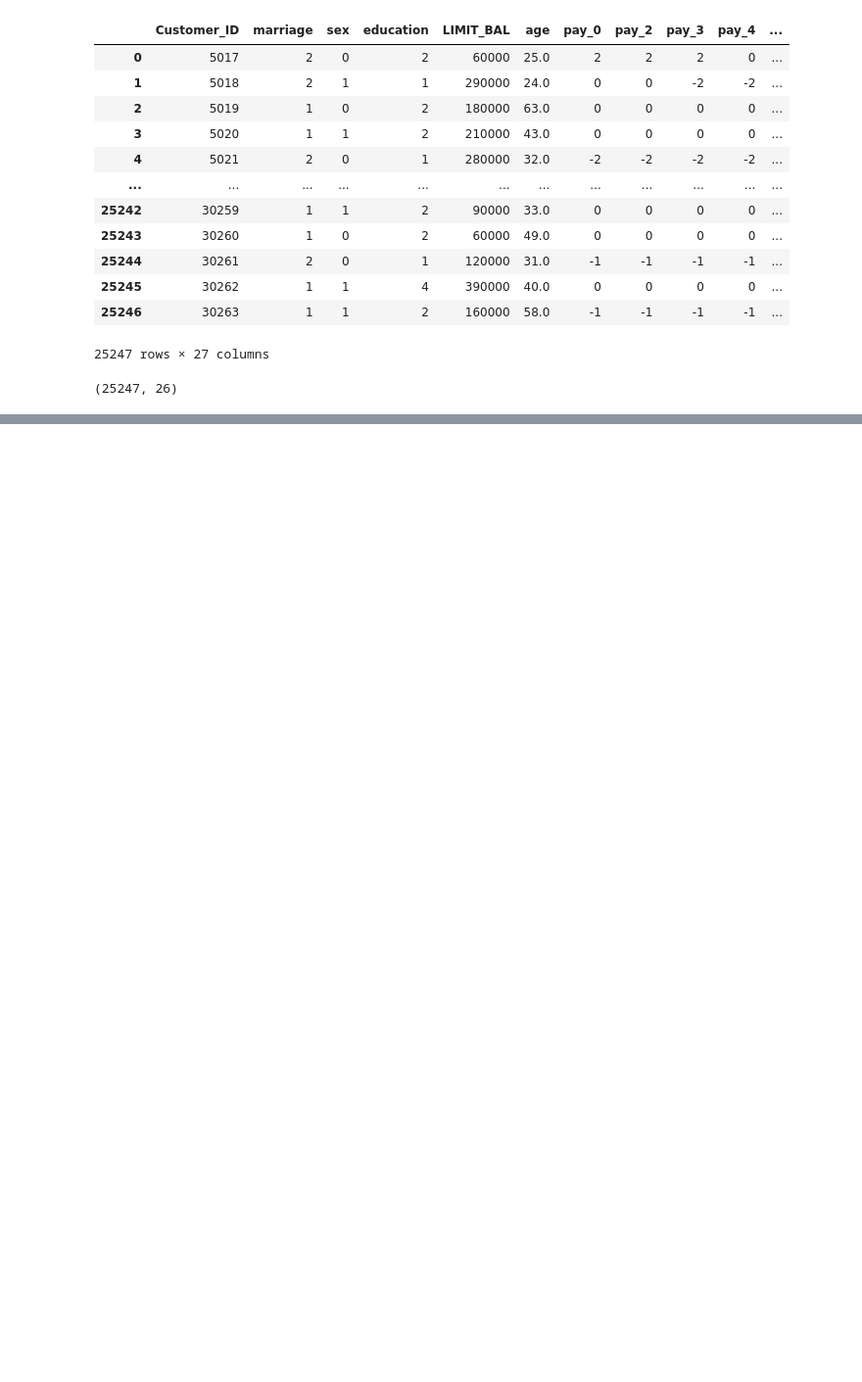
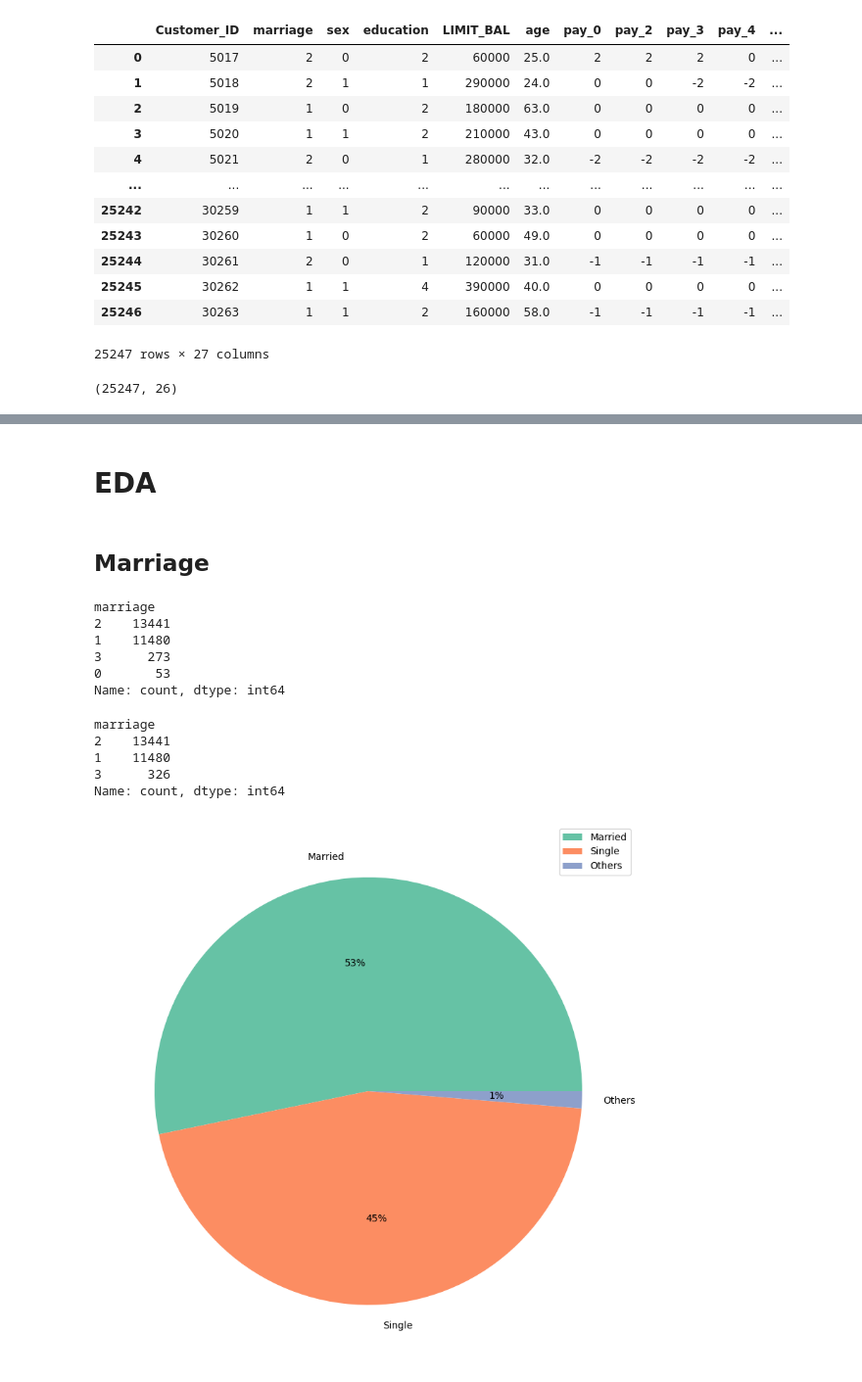
Before and after one commit to ravirao05/Credit-Card-Default-Prediction, a Jupyter notebook: creditcard.ipynb, the cells around one changed output, grey strips where cells are left out. Shown at 98% size. Drawn from its saved outputs; the diff is of its cells as text; code cells hidden in the pictures; blank space fills up the shorter version.

```diff
--- a/creditcard.ipynb
+++ b/creditcard.ipynb
@@ -30,0 +51,2 @@ df.shape
+# %%
+df.rename(columns={"pay_0":"pay_1"},inplace=True)
@@ -30,0 +106,2 @@ df.shape
+# %%
+df.fillna({"age":34},inplace=True)
@@ -30,0 +112,32 @@ df.shape
+# %% [markdown]
+# EDA
+# %% [markdown]
+## Marriage
+# %%
+df['marriage'].value_counts()
+# %% [output]
+marriage
+2    13441
+1    11480
+3      273
+0       53
+Name: count, dtype: int64
+# %%
+df.loc[:,'marriage']=df.loc[:,'marriage'].replace(0,3)
+# %%
+df['marriage'].value_counts()
+# %% [output]
+marriage
+2    13441
+1    11480
+3      326
+Name: count, dtype: int64
+# %%
+plt.figure(figsize = (10,10))
+palette_color = sns.color_palette('Set2')
+keys=['Married','Single','Others']
+plt.pie(df["marriage"].value_counts(), labels=keys, colors=palette_color, autopct='%.0f%%')
+plt.legend()
+plt.show()
+# %% [output]
+[figure, added]
```
Also changed, not shown: parts of 25 cells of this notebook, 3 other files.
